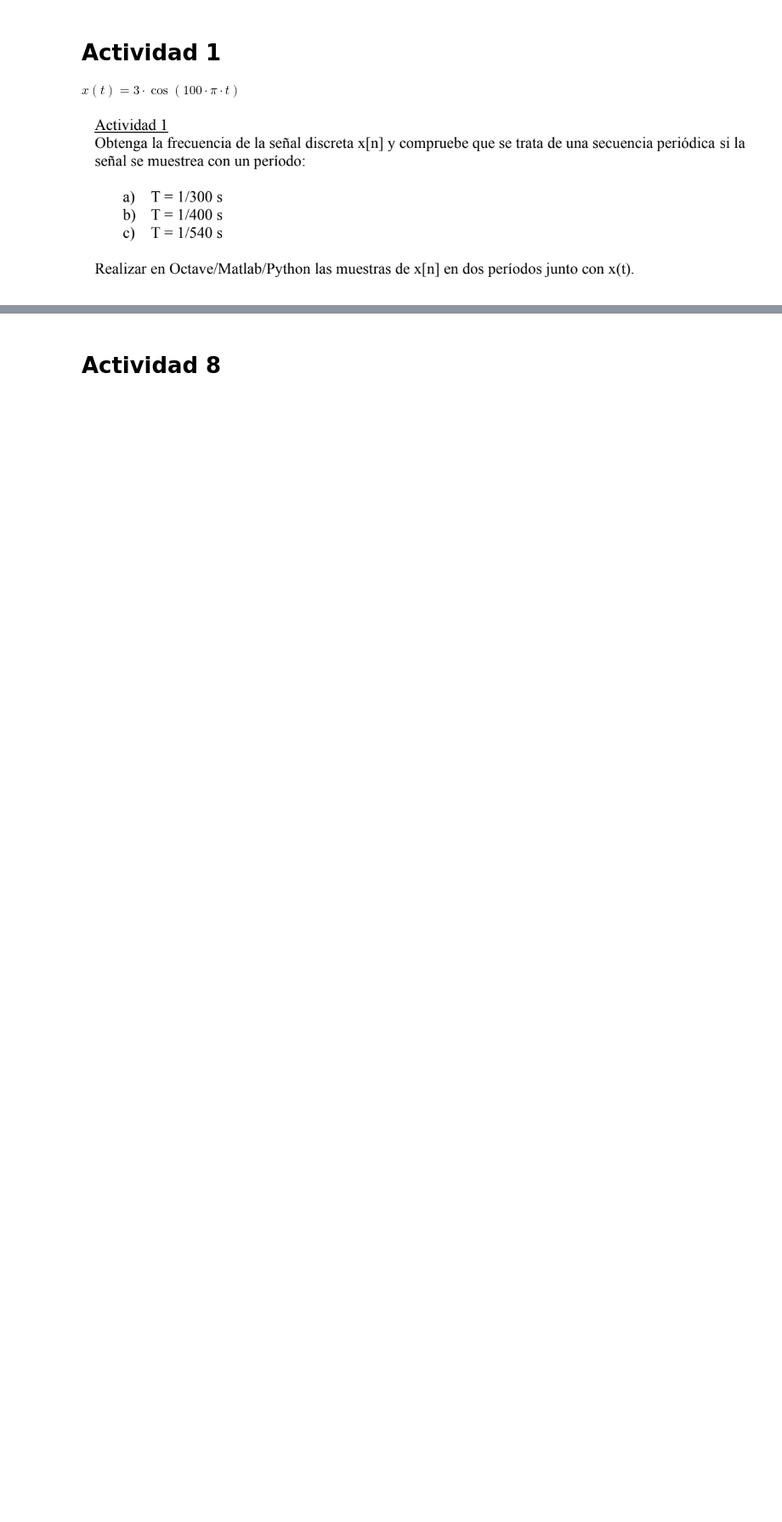
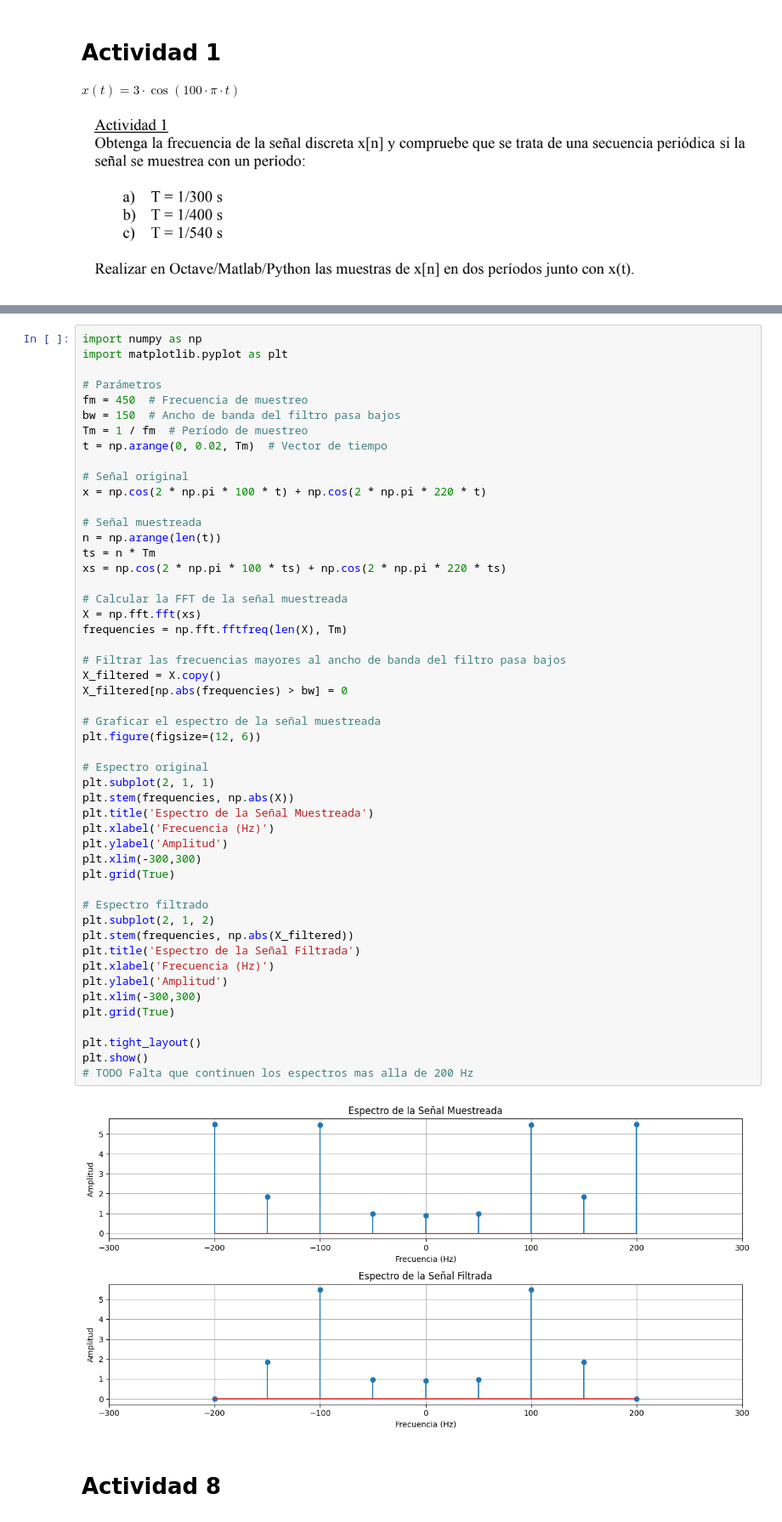
Before and after one commit to Lekkito/analisis-de-se-ales, a Jupyter notebook: tp6.ipynb, the cells around one changed output, grey strips where cells are left out. Shown: that part at 85% size. Saved outputs shown, nothing was run; the diff lists cells and outputs as text; blank space fills up the shorter version.

```diff
--- a/tp6.ipynb
+++ b/tp6.ipynb
@@ -84,3 +86,55 @@ plt.show()
+# %%
+import numpy as np
+import matplotlib.pyplot as plt
+
+# Parámetros
+fm = 450  # Frecuencia de muestreo
+bw = 150  # Ancho de banda del filtro pasa bajos
+Tm = 1 / fm  # Período de muestreo
+t = np.arange(0, 0.02, Tm)  # Vector de tiempo
+
+# Señal original
+x = np.cos(2 * np.pi * 100 * t) + np.cos(2 * np.pi * 220 * t)
+
+# Señal muestreada
+n = np.arange(len(t))
+ts = n * Tm
+xs = np.cos(2 * np.pi * 100 * ts) + np.cos(2 * np.pi * 220 * ts)
+
+# Calcular la FFT de la señal muestreada
+X = np.fft.fft(xs)
+frequencies = np.fft.fftfreq(len(X), Tm)
+
+# Filtrar las frecuencias mayores al ancho de banda del filtro pasa bajos
+X_filtered = X.copy()
+X_filtered[np.abs(frequencies) > bw] = 0
+
+# Graficar el espectro de la señal muestreada
+plt.figure(figsize=(12, 6))
+
+# Espectro original
+plt.subplot(2, 1, 1)
+plt.stem(frequencies, np.abs(X))
+plt.title('Espectro de la Señal Muestreada')
+plt.xlabel('Frecuencia (Hz)')
+plt.ylabel('Amplitud')
+plt.xlim(-300,300)
+plt.grid(True)
+
+# Espectro filtrado
+plt.subplot(2, 1, 2)
+plt.stem(frequencies, np.abs(X_filtered))
+plt.title('Espectro de la Señal Filtrada')
+plt.xlabel('Frecuencia (Hz)')
+plt.ylabel('Amplitud')
+plt.xlim(-300,300)
+plt.grid(True)
+
+plt.tight_layout()
+plt.show()
+# TODO Falta que continuen los espectros mas alla de 200 Hz
+# %% [output]
+[figure, added]
 # %% [markdown]
 # Actividad 8
 # %%
```
Also changed, not shown: parts of 2 cells of this notebook.
